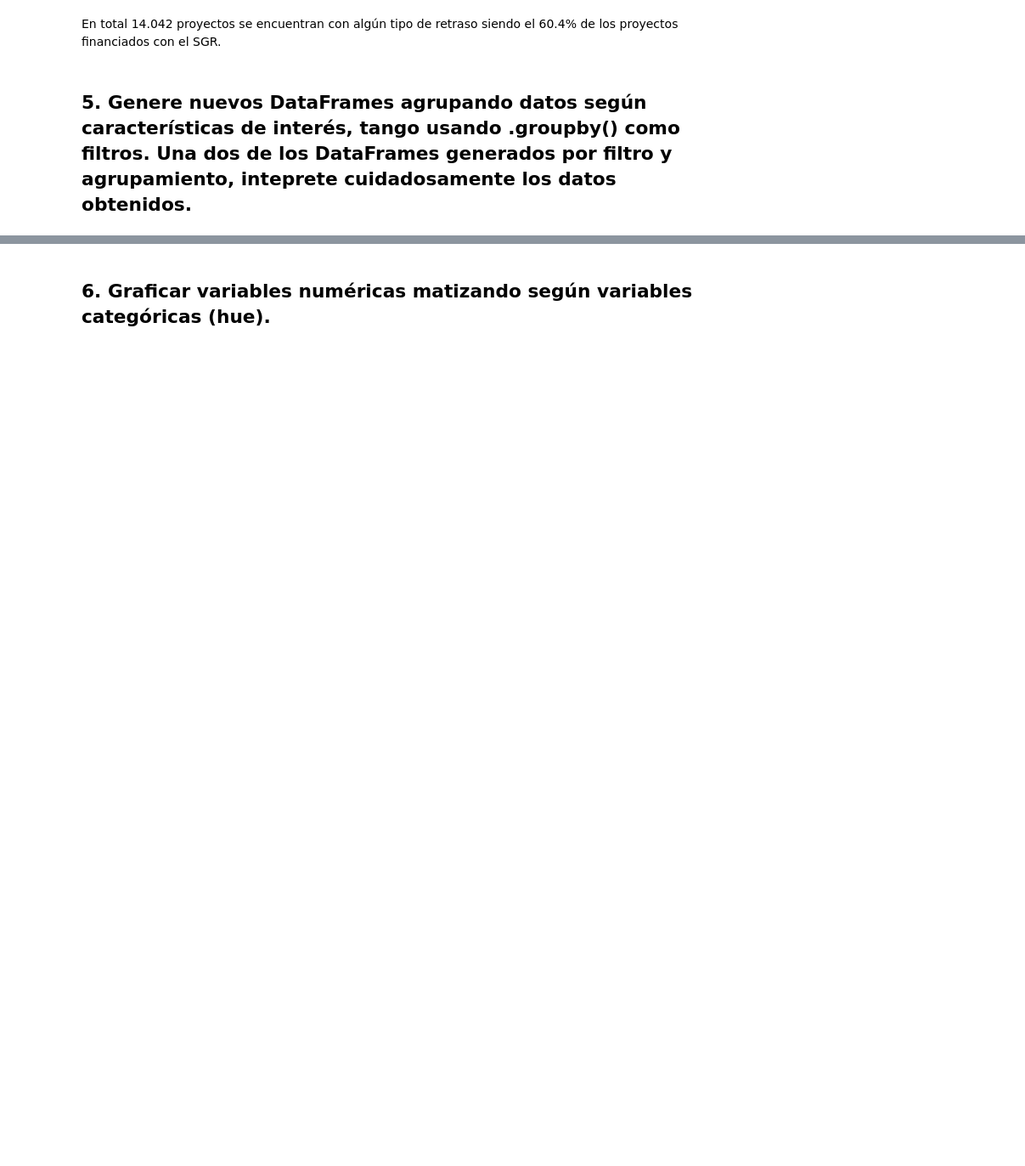
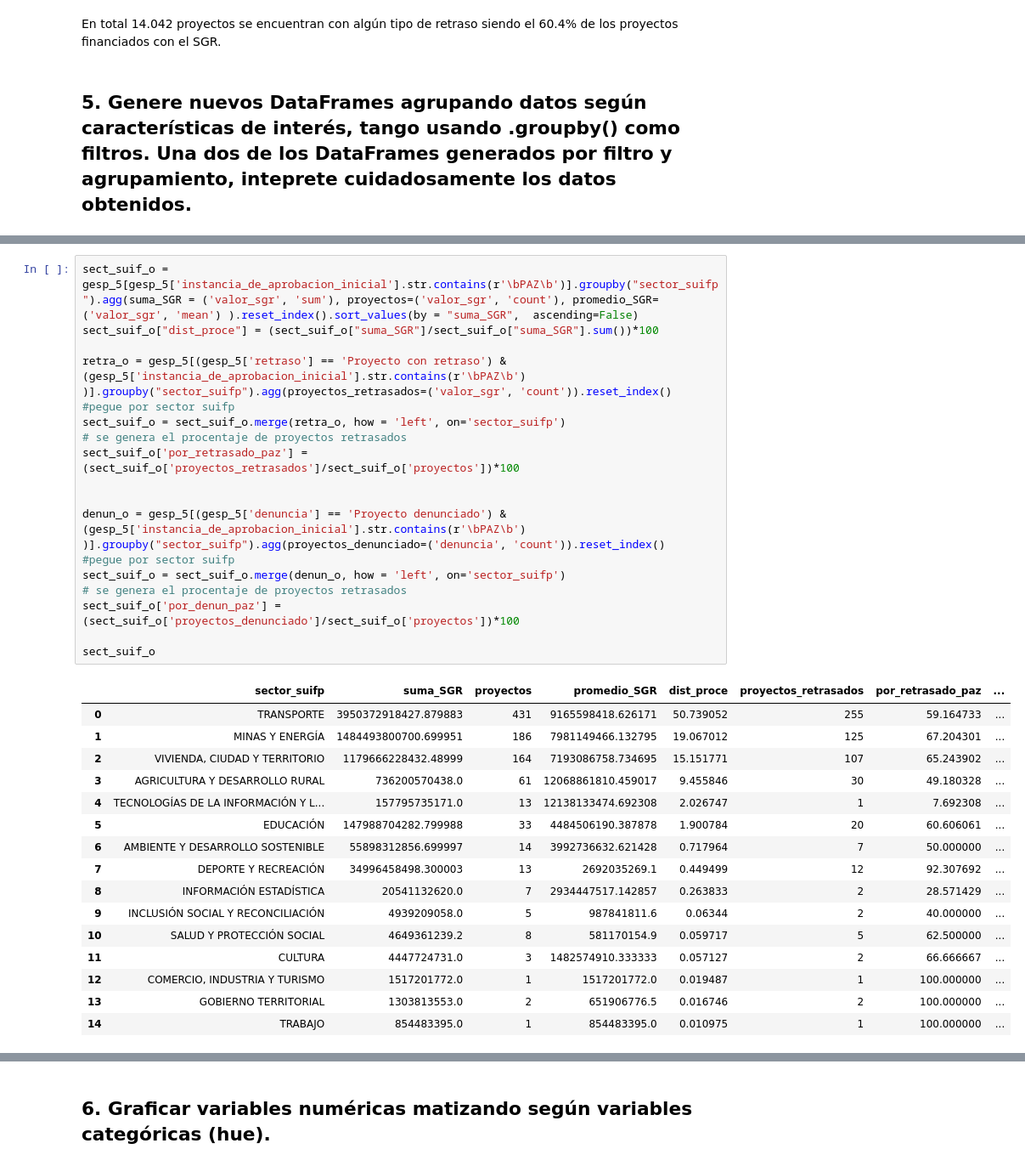
Before and after one commit to caavila96/gesproy23, a Jupyter notebook: Analisis_Gesproy.ipynb, the cells around one changed output, grey strips where cells are left out. Shown at 85% size. Cells and saved outputs as stored; diff of their text form; blank space fills up the shorter version.

```diff
--- a/Analisis_Gesproy.ipynb
+++ b/Analisis_Gesproy.ipynb
@@ -808,0 +917,35 @@ En total 14.042 proyectos se encuentran con algún tipo de retraso siendo el 60.
+# %%
+sect_suif_o =  gesp_5[gesp_5['instancia_de_aprobacion_inicial'].str.contains(r'\bPAZ\b')].groupby("sector_suifp").agg(suma_SGR = ('valor_sgr', 'sum'), proyectos=('valor_sgr', 'count'), promedio_SGR=('valor_sgr', 'mean') ).reset_index().sort_values(by = "suma_SGR",  ascending=False)
+sect_suif_o["dist_proce"] = (sect_suif_o["suma_SGR"]/sect_suif_o["suma_SGR"].sum())*100
+
+retra_o = gesp_5[(gesp_5['retraso'] == 'Proyecto con retraso') & (gesp_5['instancia_de_aprobacion_inicial'].str.contains(r'\bPAZ\b') )].groupby("sector_suifp").agg(proyectos_retrasados=('valor_sgr', 'count')).reset_index()
+#pegue por sector suifp
+sect_suif_o = sect_suif_o.merge(retra_o, how = 'left', on='sector_suifp')
+# se genera el procentaje de proyectos retrasados
+sect_suif_o['por_retrasado_paz'] = (sect_suif_o['proyectos_retrasados']/sect_suif_o['proyectos'])*100
+
+
+denun_o = gesp_5[(gesp_5['denuncia'] == 'Proyecto denunciado') & (gesp_5['instancia_de_aprobacion_inicial'].str.contains(r'\bPAZ\b') )].groupby("sector_suifp").agg(proyectos_denunciado=('denuncia', 'count')).reset_index()
+#pegue por sector suifp
+sect_suif_o = sect_suif_o.merge(denun_o, how = 'left', on='sector_suifp')
+# se genera el procentaje de proyectos retrasados
+sect_suif_o['por_denun_paz'] = (sect_suif_o['proyectos_denunciado']/sect_suif_o['proyectos'])*100
+
+sect_suif_o
+# %% [output]
+|  | sector_suifp | suma_SGR | proyectos | promedio_SGR | dist_proce | proyectos_retrasados | por_retrasado_paz | ... |
+| 0 | TRANSPORTE | 3950372918427.879883 | 431 | 9165598418.626171 | 50.739052 | 255 | 59.164733 | ... |
+| 1 | MINAS Y ENERGÍA | 1484493800700.699951 | 186 | 7981149466.132795 | 19.067012 | 125 | 67.204301 | ... |
+| 2 | VIVIENDA, CIUDAD Y TERRITORIO | 1179666228432.48999 | 164 | 7193086758.734695 | 15.151771 | 107 | 65.243902 | ... |
+| 3 | AGRICULTURA Y DESARROLLO RURAL | 736200570438.0 | 61 | 12068861810.459017 | 9.455846 | 30 | 49.180328 | ... |
+| 4 | TECNOLOGÍAS DE LA INFORMACIÓN Y L... | 157795735171.0 | 13 | 12138133474.692308 | 2.026747 | 1 | 7.692308 | ... |
+| 5 | EDUCACIÓN | 147988704282.799988 | 33 | 4484506190.387878 | 1.900784 | 20 | 60.606061 | ... |
+| 6 | AMBIENTE Y DESARROLLO SOSTENIBLE | 55898312856.699997 | 14 | 3992736632.621428 | 0.717964 | 7 | 50.000000 | ... |
+| 7 | DEPORTE Y RECREACIÓN | 34996458498.300003 | 13 | 2692035269.1 | 0.449499 | 12 | 92.307692 | ... |
+| 8 | INFORMACIÓN ESTADÍSTICA | 20541132620.0 | 7 | 2934447517.142857 | 0.263833 | 2 | 28.571429 | ... |
+| 9 | INCLUSIÓN SOCIAL Y RECONCILIACIÓN | 4939209058.0 | 5 | 987841811.6 | 0.06344 | 2 | 40.000000 | ... |
+| 10 | SALUD Y PROTECCIÓN SOCIAL | 4649361239.2 | 8 | 581170154.9 | 0.059717 | 5 | 62.500000 | ... |
+| 11 | CULTURA | 4447724731.0 | 3 | 1482574910.333333 | 0.057127 | 2 | 66.666667 | ... |
+| 12 | COMERCIO, INDUSTRIA Y TURISMO | 1517201772.0 | 1 | 1517201772.0 | 0.019487 | 1 | 100.000000 | ... |
+| 13 | GOBIERNO TERRITORIAL | 1303813553.0 | 2 | 651906776.5 | 0.016746 | 2 | 100.000000 | ... |
+| 14 | TRABAJO | 854483395.0 | 1 | 854483395.0 | 0.010975 | 1 | 100.000000 | ... |
```
Also changed, not shown: parts of 16 cells of this notebook.
